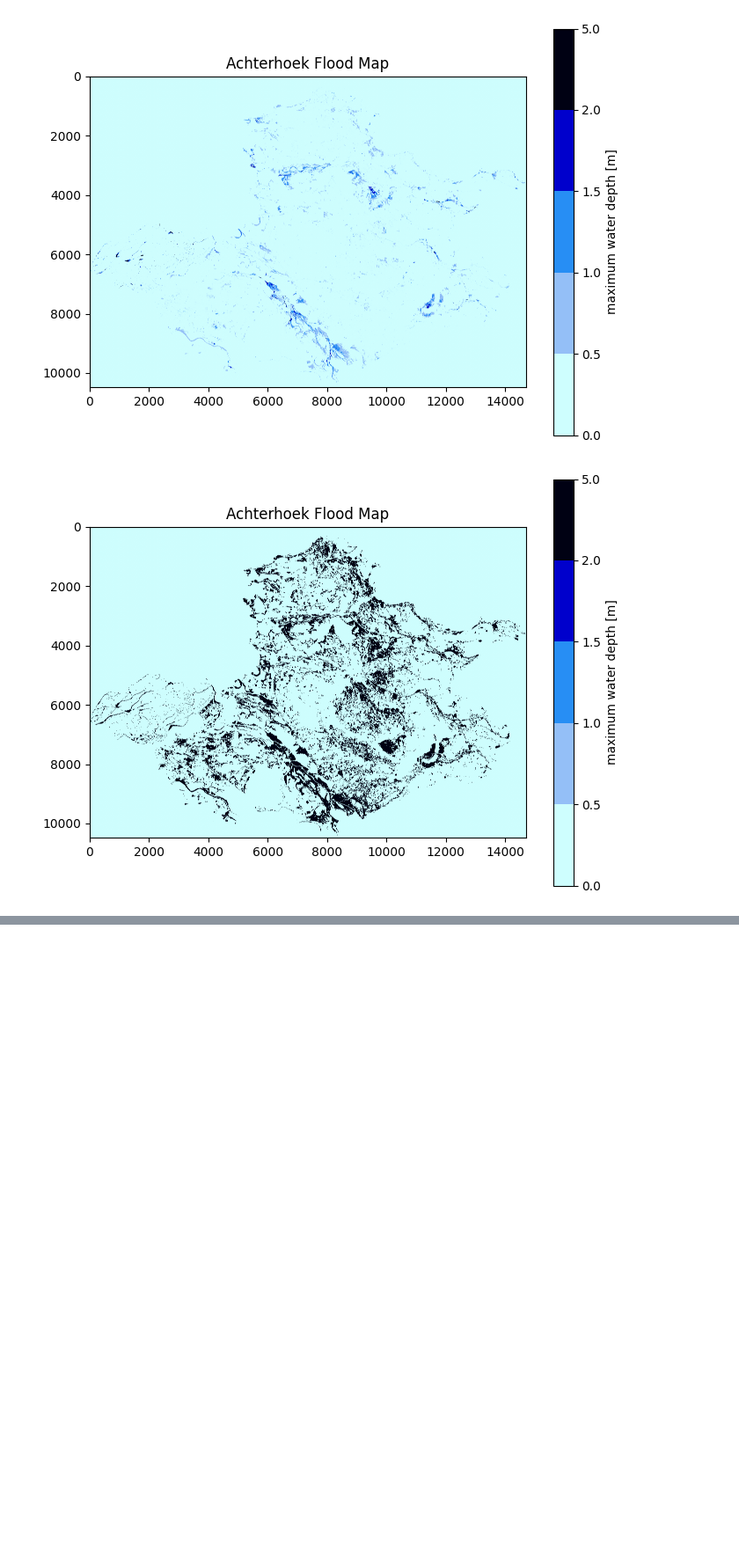
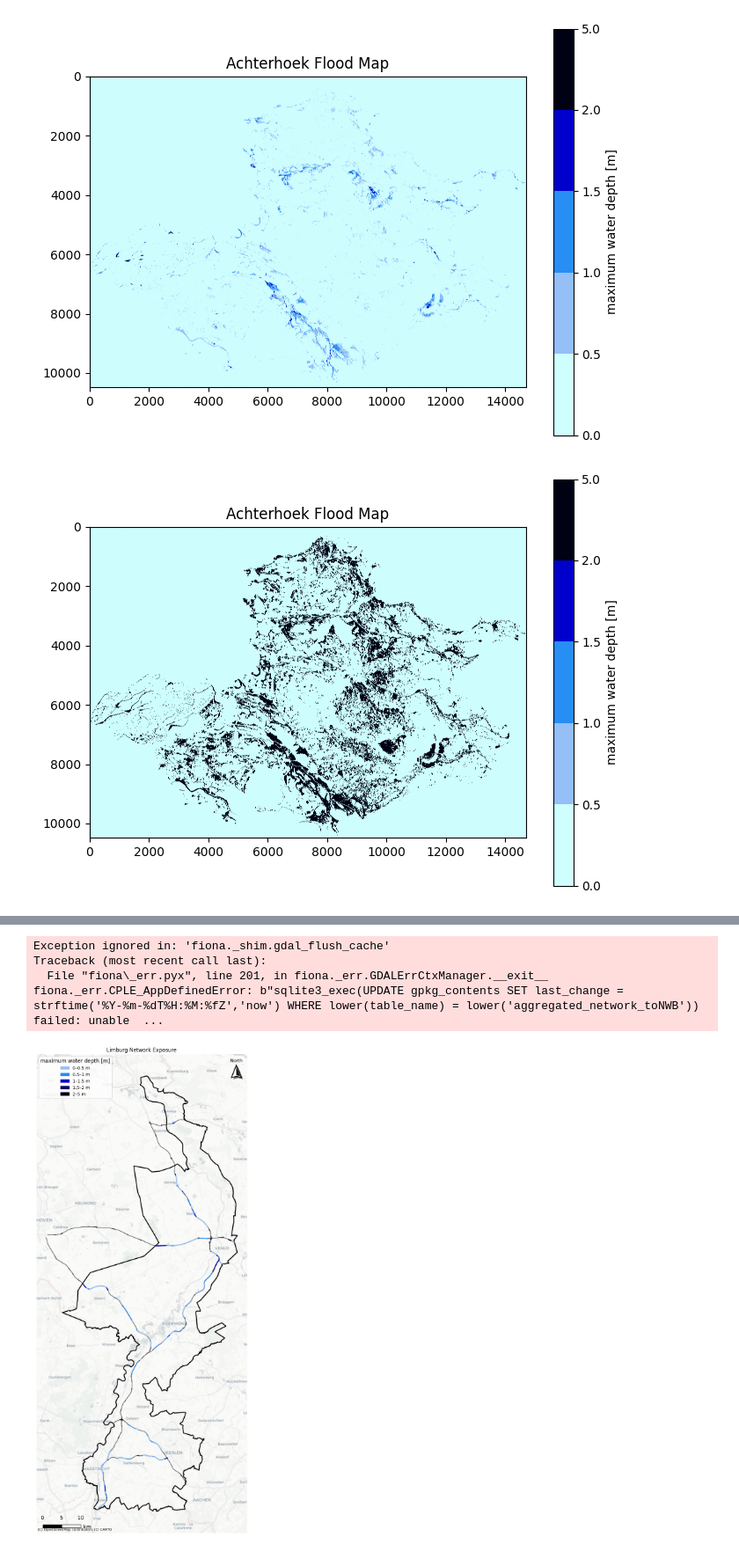
Before and after one commit to LiekeMeijer/bovenregionale_strestest, a Jupyter notebook: scripts_run/Visualizations.ipynb, the cells around one changed output, grey strips where cells are left out. Shown at 88% size. Cells and saved outputs as stored; diff of their text form; code cells hidden in the pictures; blank space fills up the shorter version.

```diff
--- a/scripts_run/Visualizations.ipynb
+++ b/scripts_run/Visualizations.ipynb
@@ -180,0 +78,75 @@ Processing region: Achterhoek network
+# %%
+import matplotlib.pyplot as plt
+import matplotlib.colors as mcolors
+import matplotlib.patches as mpatches
+import contextily as ctx
+
+from matplotlib_map_utils.core.north_arrow import NorthArrow, north_arrow
+from matplotlib_map_utils.core.scale_bar import ScaleBar, scale_bar
+
+
+region_list = ["Limburg"]
+cbar_label = 'maximum water depth [m]'
+vmin = 0
+vmax = 5
+levels = [vmin, 0.5, 1, 1.5, 2, vmax]
+colors = ["#cefefe00",'#94bff7','#278ef4','#0000cc',"#080564","#000113"]
+cmap = mcolors.ListedColormap(colors)
+norm = mcolors.BoundaryNorm(levels, cmap.N)
+
+# Create legend handles
+labels = [
+    "0–0.5 m",
+    "0.5–1 m",
+    "1–1.5 m",
+    "1.5–2 m",
+    "2–5 m"
+]
+legend_handles = [
+    mpatches.Patch(color=colors[i+1], label=labels[i]) for i in range(len(labels))
+]
+
+for region in region_list:
+    region_shapefile = Path(r"P:\bovenregionale-stresstest-hwn\Data\Hazard_maps\Gebiedsindeling obv waterschappen EXPORT 4dec24.gpkg")
+    region_gdf = gpd.read_file(region_shapefile)
+    filtered_region = region_gdf[region_gdf['name'] == region]
+    print(f"Processing region: {region}")
+    print(f"Processing region: {region} network")
+    root_dir = Path(rf"P:\bovenregionale-stresstest-hwn\Analysis\{region}\Outputs")
+    network_file = root_dir / "base_network_hazard.gpkg"
+    network_file_base = gpd.read_file(network_file)
+    network_gdf = gpd.read_file(network_file)
+
+    aggregated = aggregate_sections(network_gdf, column='id_NWB', agg_method='mean')
+    aggregated.to_file(root_dir / "aggregated_network_toNWB.gpkg", driver='GPKG')
+
+    filtered_region_28992 = filtered_region.to_crs(epsg=28992)
+    network_gdf = network_gdf.to_crs(epsg=28992)
+
+    fig, ax = plt.subplots(figsize=(15, 20))
+    filtered_region_28992.boundary.plot(ax=ax, color='black', linewidth=2)
+    network_file_base.plot(ax=ax, color='black', linewidth=0.5)
+    aggregated.plot(
+        ax=ax, column='EV1_ma', cmap=cmap, norm=norm, markersize=10, legend=False,linewidth=2
+    )
+    ctx.add_basemap(ax, crs='EPSG:28992',source=ctx.providers.CartoDB.Positron)
+    ax.set_axis_off()
+    plt.title(f"{region} Network Exposure")
+
+    # Add custom legend instead of colorbar
+    ax.legend(handles=legend_handles, title=cbar_label, loc='upper left', fontsize=10, title_fontsize=12)
+
+    north_arrow(
+        ax, location="upper right", rotation={"crs": "EPSG:28992", "reference": "center"},
+        scale=0.4,
+        base={"edgecolor": "black", "linewidth": 2},
+        label={"position": "top", "text": "North", "fontsize": 10}
+    )
+
+    # Add stepped scale bar with white background
+    scalebar = scale_bar(
+        ax, location="lower left", style="boxes", bar={"projection": "EPSG:28992","unit": "km"},
+    )
+
+    plt.show()
+# %% [output]
@@ -180,0 +156,5 @@ Processing region: Achterhoek network
+Exception ignored in: 'fiona._shim.gdal_flush_cache'
+Traceback (most recent call last):
+  File "fiona\_err.pyx", line 201, in fiona._err.GDALErrCtxManager.__exit__
+fiona._err.CPLE_AppDefinedError: b"sqlite3_exec(UPDATE gpkg_contents SET last_change = strftime('%Y-%m-%dT%H:%M:%fZ','now') WHERE lower(table_name) = lower('aggregated_network_toNWB')) failed: unable  ...
+[figure, added]
```
Also changed, not shown: parts of 4 cells of this notebook, 1 other file.
